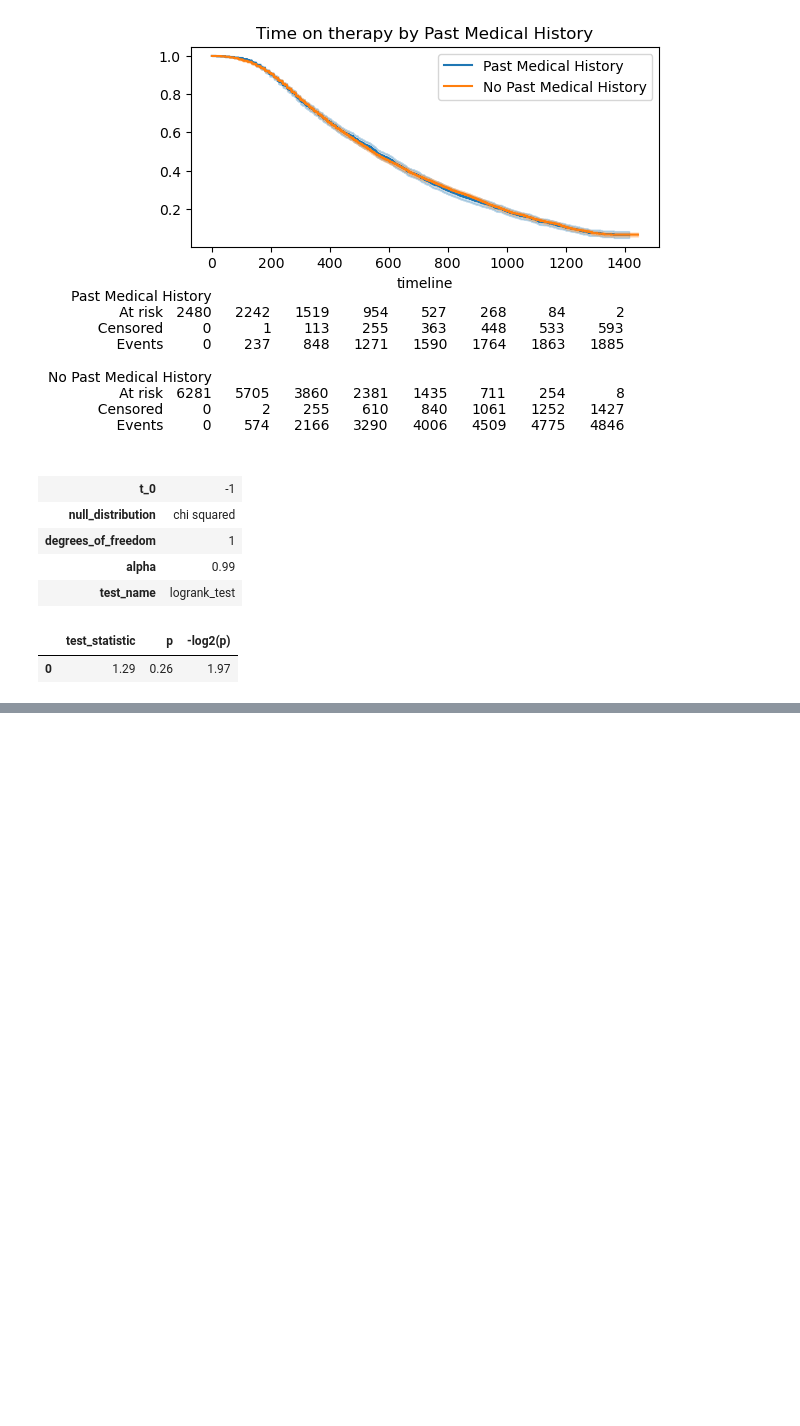
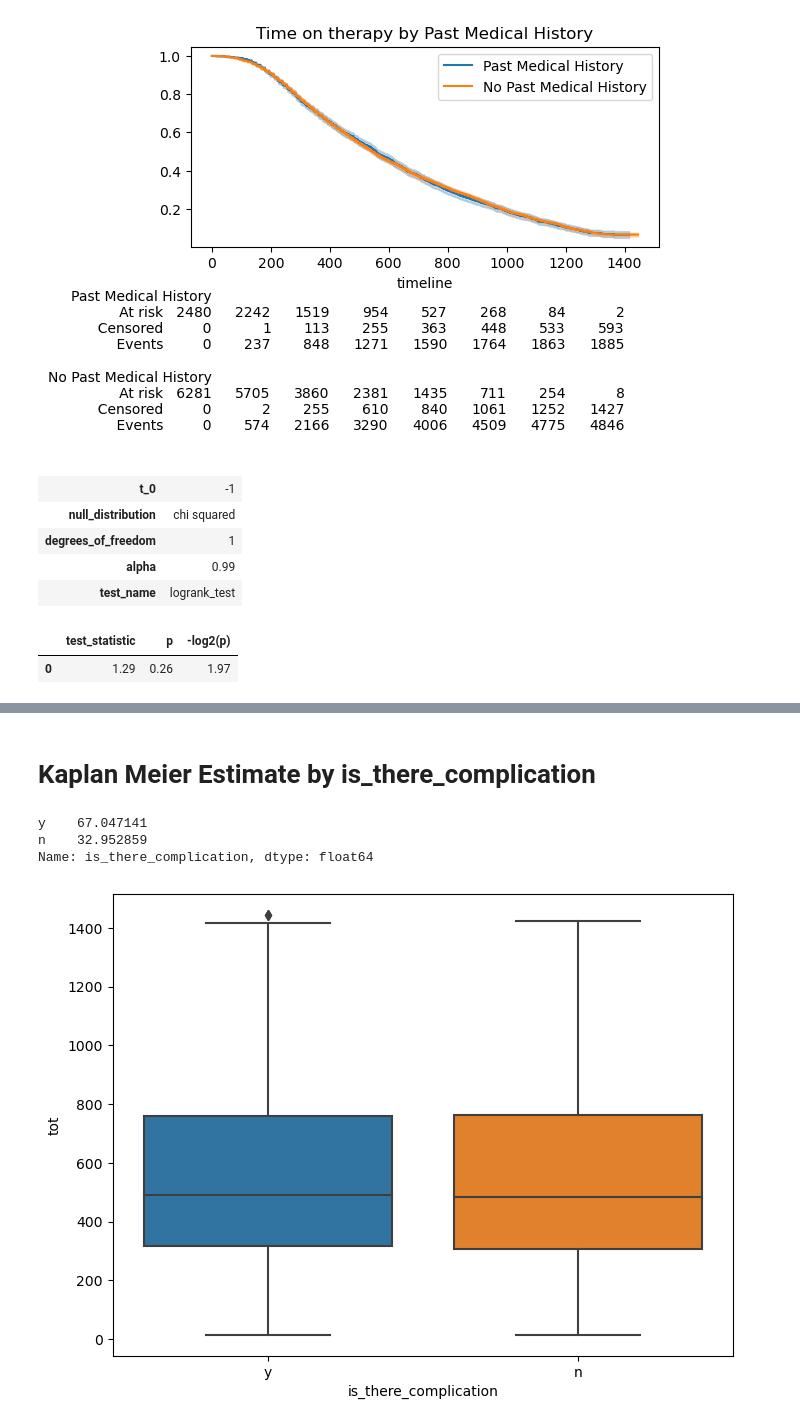
Before and after one commit to nicksv03/Survival_Analysis_BYOP, a Jupyter notebook: survival_analysis.ipynb, the cells around one changed output, grey strips where cells are left out. Saved outputs shown, nothing was run; the diff lists cells and outputs as text; code cells hidden in the pictures; blank space fills up the shorter version.

```diff
--- a/survival_analysis.ipynb
+++ b/survival_analysis.ipynb
@@ -643,0 +697,16 @@ results.print_summary()
+# %% [markdown]
+# Kaplan Meier Estimate by is_there_complication
+# %%
+# ~32 patients with complications
+s1_apld_4_yrs['is_there_complication'].value_counts(normalize = True)*100
+# %% [output]
+y    67.047141
+n    32.952859
+Name: is_there_complication, dtype: float64
+# %%
+# Box Plot
+plt.figure(figsize=(8, 6), dpi = 100)
+sns.boxplot(x = s1_apld_4_yrs['is_there_complication'], y = s1_apld_4_yrs['tot'], data = s1_apld_4_yrs, notch = False)
+plt.show()
+# %% [output]
+[figure, added]
```
Also changed, not shown: parts of 24 cells of this notebook.
